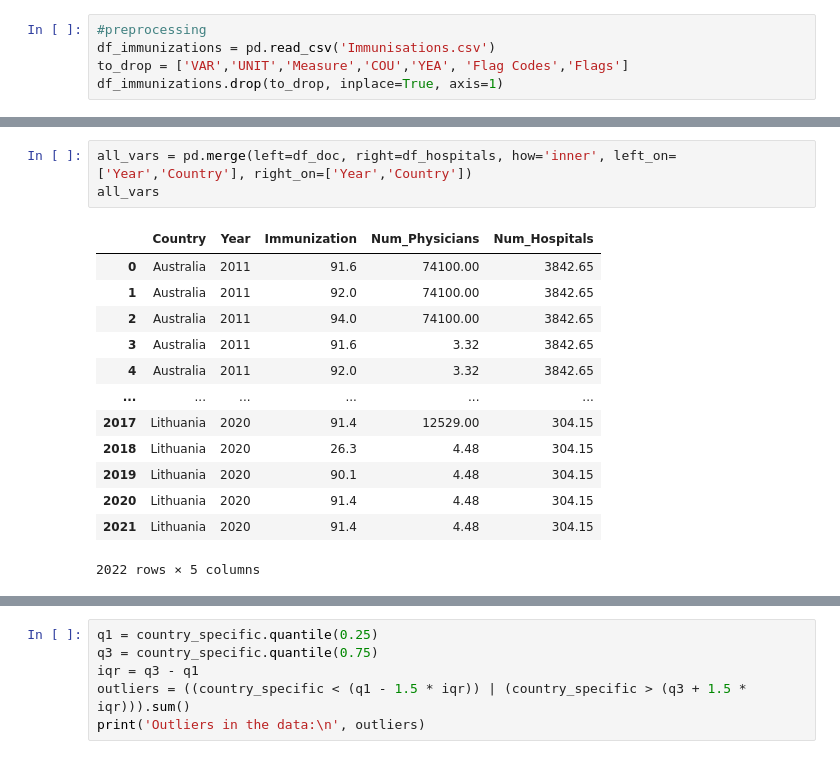
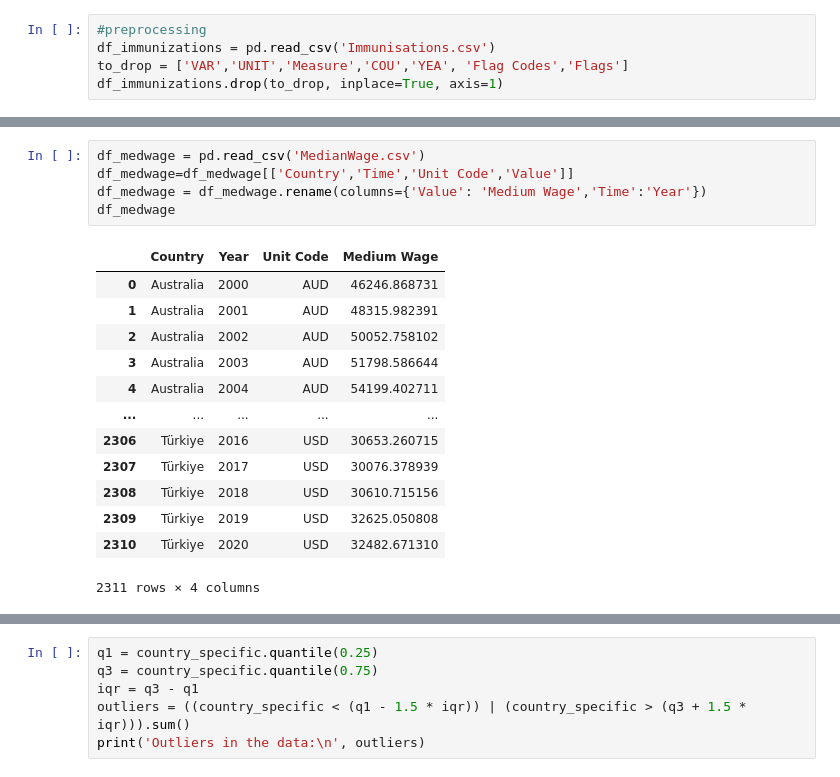
Before and after one commit to dweizzz/datathon23, a Jupyter notebook: AryaLinearRegression.ipynb, the cells around one changed output, grey strips where cells are left out. Saved outputs shown, nothing was run; the diff lists cells and outputs as text.

```diff
--- a/AryaLinearRegression.ipynb
+++ b/AryaLinearRegression.ipynb
@@ -64,20 +63,22 @@ df_hospitals
 | 385 | United States | 2018 | 16869.46 |
 | 386 | United States | 2019 | 16711.75 |
 387 rows × 3 columns
-# %%
-all_vars = pd.merge(left=df_doc, right=df_hospitals, how='inner', left_on=['Year','Country'], right_on=['Year','Country'])
-all_vars
-# %% [output]
-|  | Country | Year | Immunization | Num_Physicians | Num_Hospitals |
-| 0 | Australia | 2011 | 91.6 | 74100.00 | 3842.65 |
-| 1 | Australia | 2011 | 92.0 | 74100.00 | 3842.65 |
-| 2 | Australia | 2011 | 94.0 | 74100.00 | 3842.65 |
-| 3 | Australia | 2011 | 91.6 | 3.32 | 3842.65 |
-| 4 | Australia | 2011 | 92.0 | 3.32 | 3842.65 |
-| ... | ... | ... | ... | ... | ... |
-| 2017 | Lithuania | 2020 | 91.4 | 12529.00 | 304.15 |
-| 2018 | Lithuania | 2020 | 26.3 | 4.48 | 304.15 |
-| 2019 | Lithuania | 2020 | 90.1 | 4.48 | 304.15 |
-| 2020 | Lithuania | 2020 | 91.4 | 4.48 | 304.15 |
-| 2021 | Lithuania | 2020 | 91.4 | 4.48 | 304.15 |
-2022 rows × 5 columns
+# %%
+df_medwage = pd.read_csv('MedianWage.csv')
+df_medwage=df_medwage[['Country','Time','Unit Code','Value']]
+df_medwage = df_medwage.rename(columns={'Value': 'Medium Wage','Time':'Year'})
+df_medwage
+# %% [output]
+|  | Country | Year | Unit Code | Medium Wage |
+| 0 | Australia | 2000 | AUD | 46246.868731 |
+| 1 | Australia | 2001 | AUD | 48315.982391 |
+| 2 | Australia | 2002 | AUD | 50052.758102 |
+| 3 | Australia | 2003 | AUD | 51798.586644 |
+| 4 | Australia | 2004 | AUD | 54199.402711 |
+| ... | ... | ... | ... | ... |
+| 2306 | Türkiye | 2016 | USD | 30653.260715 |
+| 2307 | Türkiye | 2017 | USD | 30076.378939 |
+| 2308 | Türkiye | 2018 | USD | 30610.715156 |
+| 2309 | Türkiye | 2019 | USD | 32625.050808 |
+| 2310 | Türkiye | 2020 | USD | 32482.671310 |
+2311 rows × 4 columns
```
Also changed, not shown: parts of 9 cells of this notebook.
